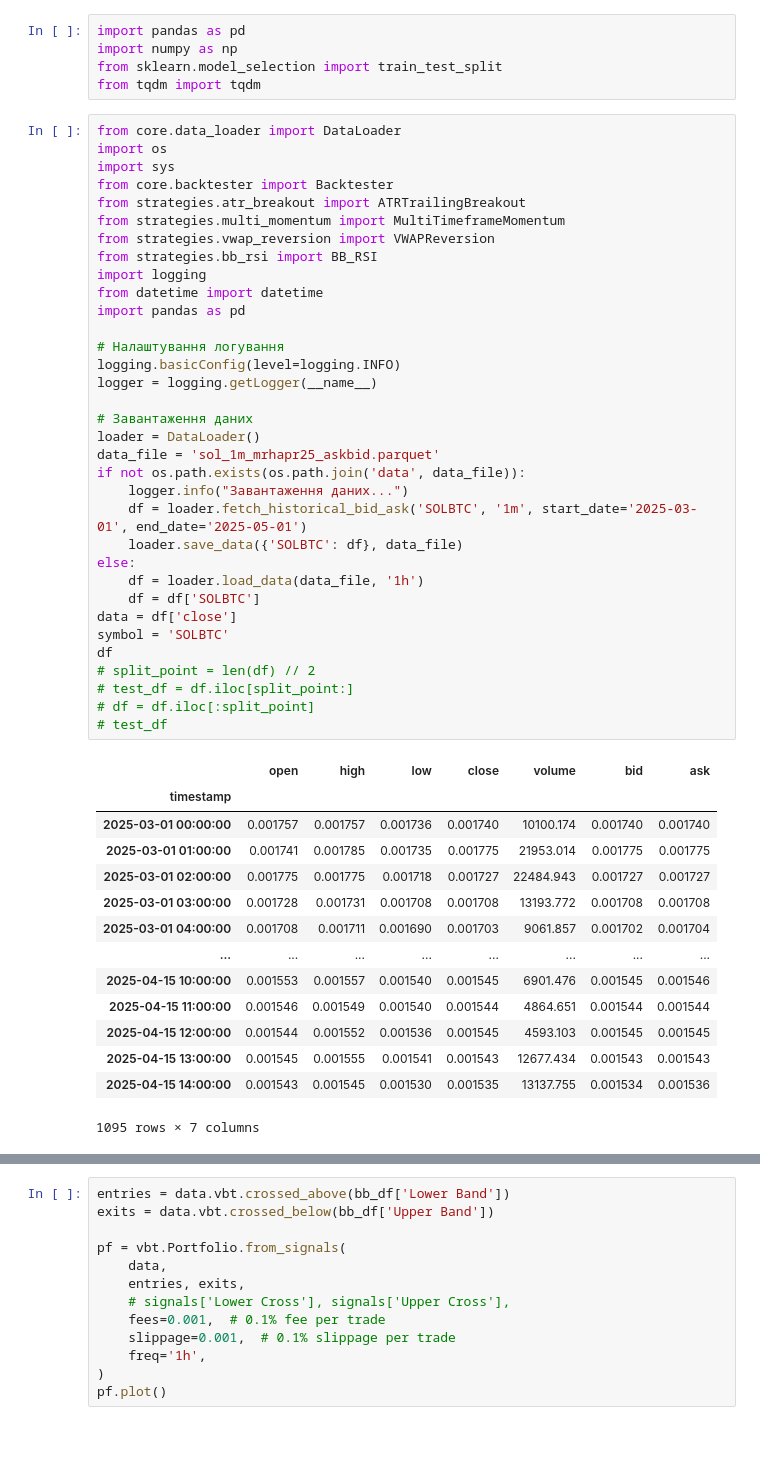
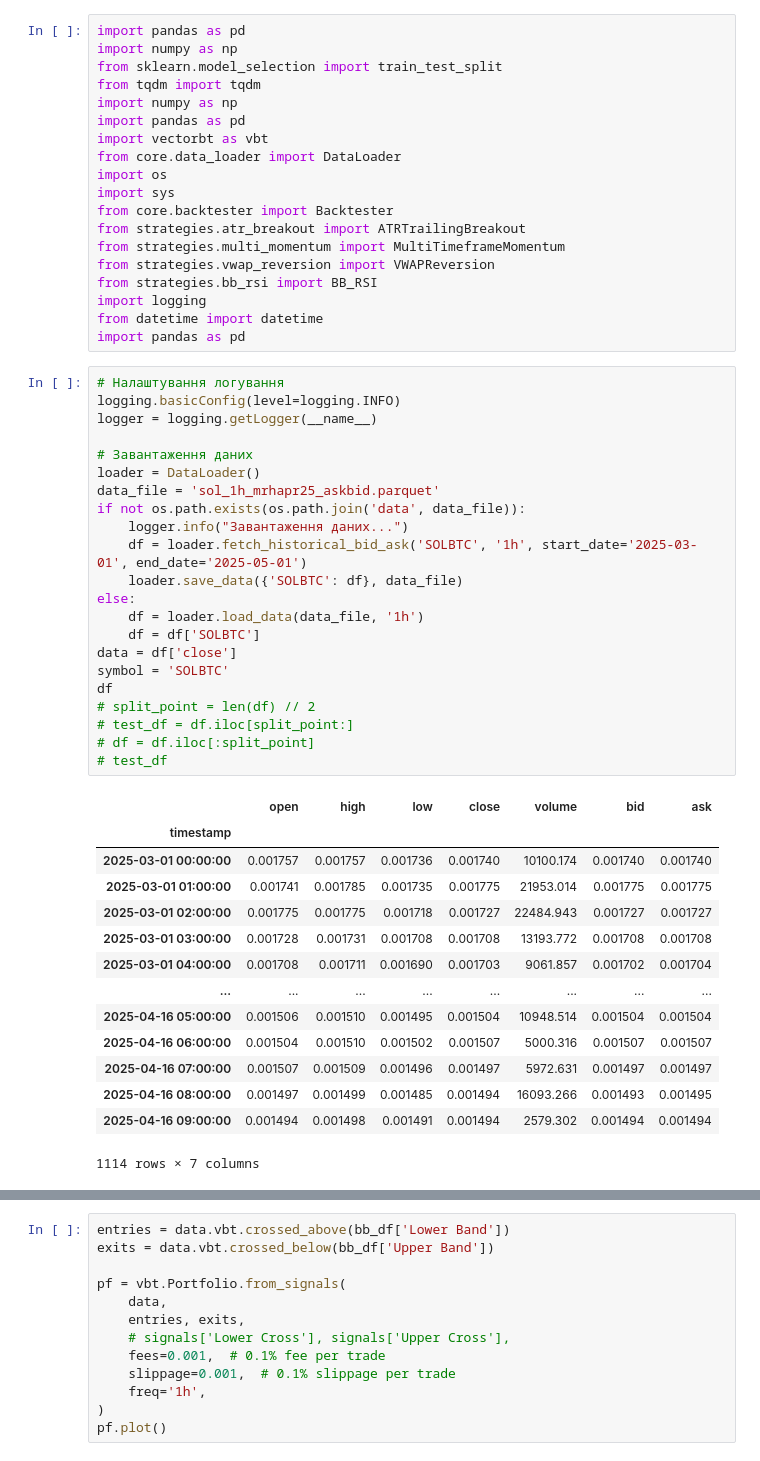
Before and after one commit to RomaKul/strategy_backtest, a Jupyter notebook: SOL_BB_RSI.ipynb, the cells around one changed output, grey strips where cells are left out. Saved outputs shown, nothing was run; the diff lists cells and outputs as text.

```diff
--- a/SOL_BB_RSI.ipynb
+++ b/SOL_BB_RSI.ipynb
@@ -3,55 +3,57 @@ import pandas as pd
 import numpy as np
 from sklearn.model_selection import train_test_split
 from tqdm import tqdm
+import numpy as np
+import pandas as pd
+import vectorbt as vbt
+from core.data_loader import DataLoader
+import os
+import sys
+from core.backtester import Backtester
+from strategies.atr_breakout import ATRTrailingBreakout
+from strategies.multi_momentum import MultiTimeframeMomentum
+from strategies.vwap_reversion import VWAPReversion
+from strategies.bb_rsi import BB_RSI
+import logging
+from datetime import datetime
+import pandas as pd
 # %%
-from core.data_loader import DataLoader
-import os
-import sys
-from core.backtester import Backtester
-from strategies.atr_breakout import ATRTrailingBreakout
-from strategies.multi_momentum import MultiTimeframeMomentum
-from strategies.vwap_reversion import VWAPReversion
-from strategies.bb_rsi import BB_RSI
-import logging
-from datetime import datetime
-import pandas as pd
-
 # Налаштування логування
 logging.basicConfig(level=logging.INFO)
 logger = logging.getLogger(__name__)
 
 # Завантаження даних
 loader = DataLoader()
-data_file = 'sol_1m_mrhapr25_askbid.parquet'
+data_file = 'sol_1h_mrhapr25_askbid.parquet'
 if not os.path.exists(os.path.join('data', data_file)):
     logger.info("Завантаження даних...")
-    df = loader.fetch_historical_bid_ask('SOLBTC', '1m', start_date='2025-03-01', end_date='2025-05-01')
+    df = loader.fetch_historical_bid_ask('SOLBTC', '1h', start_date='2025-03-01', end_date='2025-05-01')
     loader.save_data({'SOLBTC': df}, data_file)
 else:
     df = loader.load_data(data_file, '1h')
     df = df['SOLBTC']
 data = df['close']
 symbol = 'SOLBTC'
 df
 # split_point = len(df) // 2
 # test_df = df.iloc[split_point:]
 # df = df.iloc[:split_point]
 # test_df
 # %% [output]
 |  | open | high | low | close | volume | bid | ask |
 | timestamp |  |  |  |  |  |  |  |
 | 2025-03-01 00:00:00 | 0.001757 | 0.001757 | 0.001736 | 0.001740 | 10100.174 | 0.001740 | 0.001740 |
 | 2025-03-01 01:00:00 | 0.001741 | 0.001785 | 0.001735 | 0.001775 | 21953.014 | 0.001775 | 0.001775 |
 | 2025-03-01 02:00:00 | 0.001775 | 0.001775 | 0.001718 | 0.001727 | 22484.943 | 0.001727 | 0.001727 |
 | 2025-03-01 03:00:00 | 0.001728 | 0.001731 | 0.001708 | 0.001708 | 13193.772 | 0.001708 | 0.001708 |
 | 2025-03-01 04:00:00 | 0.001708 | 0.001711 | 0.001690 | 0.001703 | 9061.857 | 0.001702 | 0.001704 |
 | ... | ... | ... | ... | ... | ... | ... | ... |
-| 2025-04-15 10:00:00 | 0.001553 | 0.001557 | 0.001540 | 0.001545 | 6901.476 | 0.001545 | 0.001546 |
-| 2025-04-15 11:00:00 | 0.001546 | 0.001549 | 0.001540 | 0.001544 | 4864.651 | 0.001544 | 0.001544 |
-| 2025-04-15 12:00:00 | 0.001544 | 0.001552 | 0.001536 | 0.001545 | 4593.103 | 0.001545 | 0.001545 |
-| 2025-04-15 13:00:00 | 0.001545 | 0.001555 | 0.001541 | 0.001543 | 12677.434 | 0.001543 | 0.001543 |
-| 2025-04-15 14:00:00 | 0.001543 | 0.001545 | 0.001530 | 0.001535 | 13137.755 | 0.001534 | 0.001536 |
+| 2025-04-16 05:00:00 | 0.001506 | 0.001510 | 0.001495 | 0.001504 | 10948.514 | 0.001504 | 0.001504 |
+| 2025-04-16 06:00:00 | 0.001504 | 0.001510 | 0.001502 | 0.001507 | 5000.316 | 0.001507 | 0.001507 |
+| 2025-04-16 07:00:00 | 0.001507 | 0.001509 | 0.001496 | 0.001497 | 5972.631 | 0.001497 | 0.001497 |
+| 2025-04-16 08:00:00 | 0.001497 | 0.001499 | 0.001485 | 0.001494 | 16093.266 | 0.001493 | 0.001495 |
+| 2025-04-16 09:00:00 | 0.001494 | 0.001498 | 0.001491 | 0.001494 | 2579.302 | 0.001494 | 0.001494 |
-1095 rows × 7 columns
+1114 rows × 7 columns
 # %%
 import pandas as pd
 import numpy as np
```
Also changed, not shown: parts of 9 cells of this notebook.
